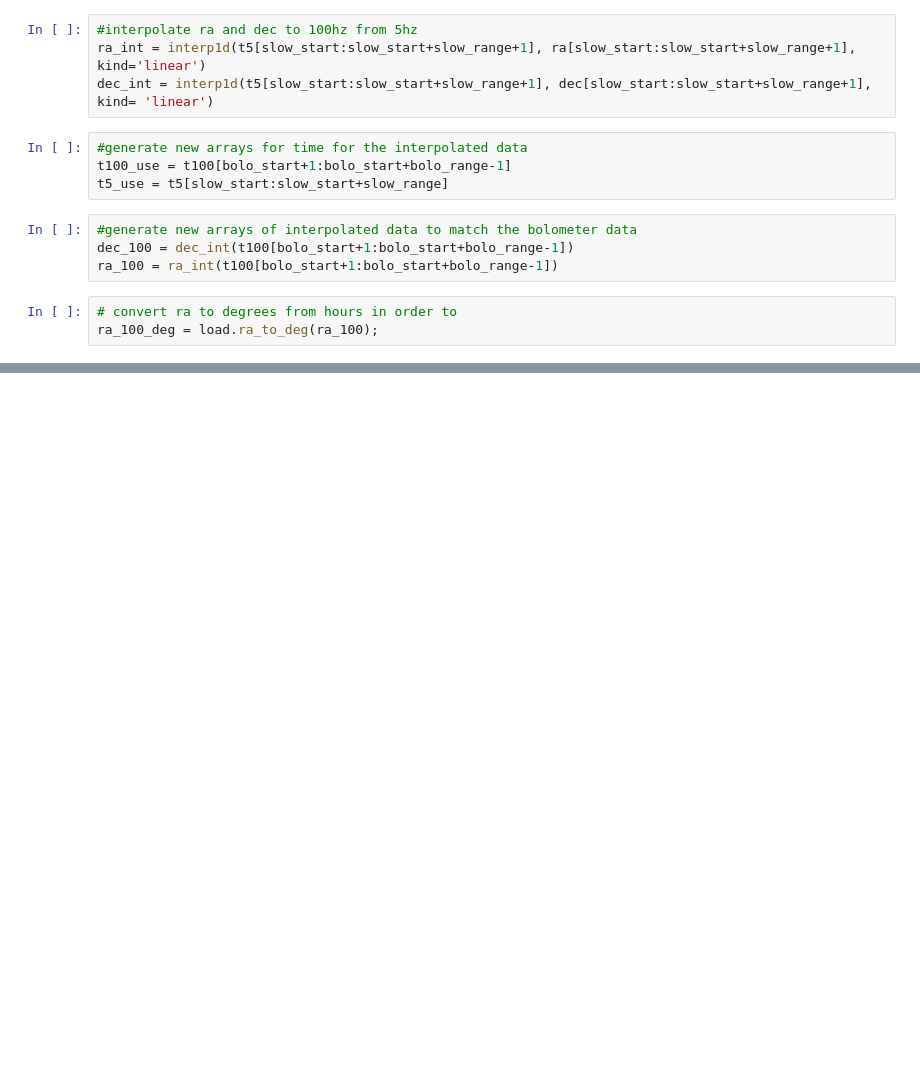
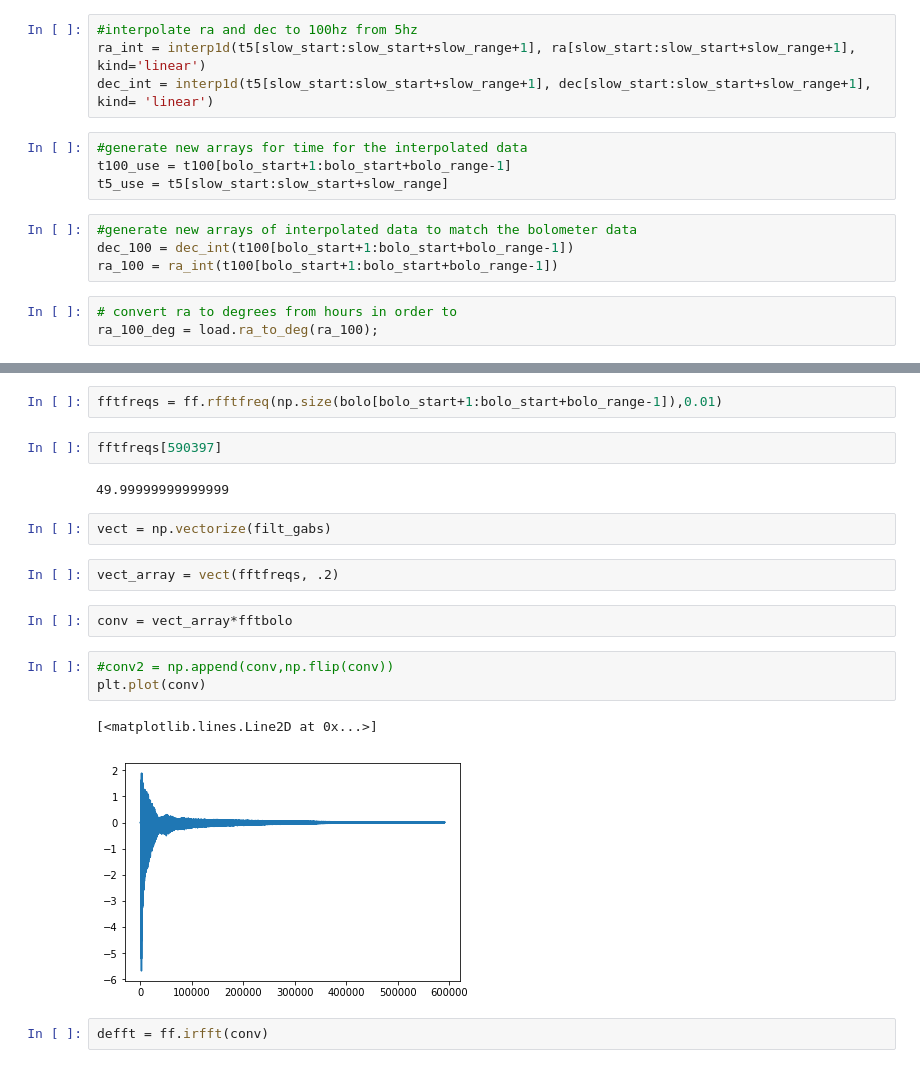
Before and after one commit to BlastTNG/mapmaking, a Jupyter notebook: clean_2012_data.ipynb, the cells around one changed output, grey strips where cells are left out. Saved outputs shown, nothing was run; the diff lists cells and outputs as text; blank space fills up the shorter version.

```diff
--- a/clean_2012_data.ipynb
+++ b/clean_2012_data.ipynb
@@ -136,0 +150,20 @@ plt.colorbar()
+# %%
+fftfreqs = ff.rfftfreq(np.size(bolo[bolo_start+1:bolo_start+bolo_range-1]),0.01)
+# %%
+fftfreqs[590397]
+# %% [output]
+49.99999999999999
+# %%
+vect = np.vectorize(filt_gabs)
+# %%
+vect_array = vect(fftfreqs, .2)
+# %%
+conv = vect_array*fftbolo
+# %%
+#conv2 = np.append(conv,np.flip(conv))
+plt.plot(conv)
+# %% [output]
+[<matplotlib.lines.Line2D at 0x...>]
+[figure, added]
+# %%
+defft = ff.irfft(conv)
```
Also changed, not shown: parts of 29 cells of this notebook, 2 other files.
